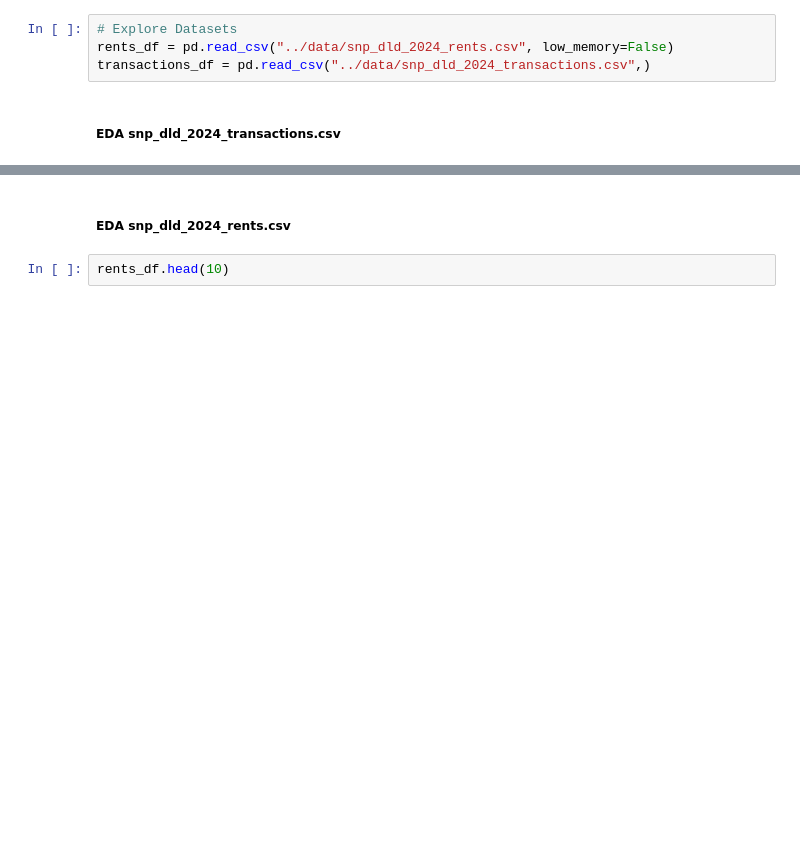
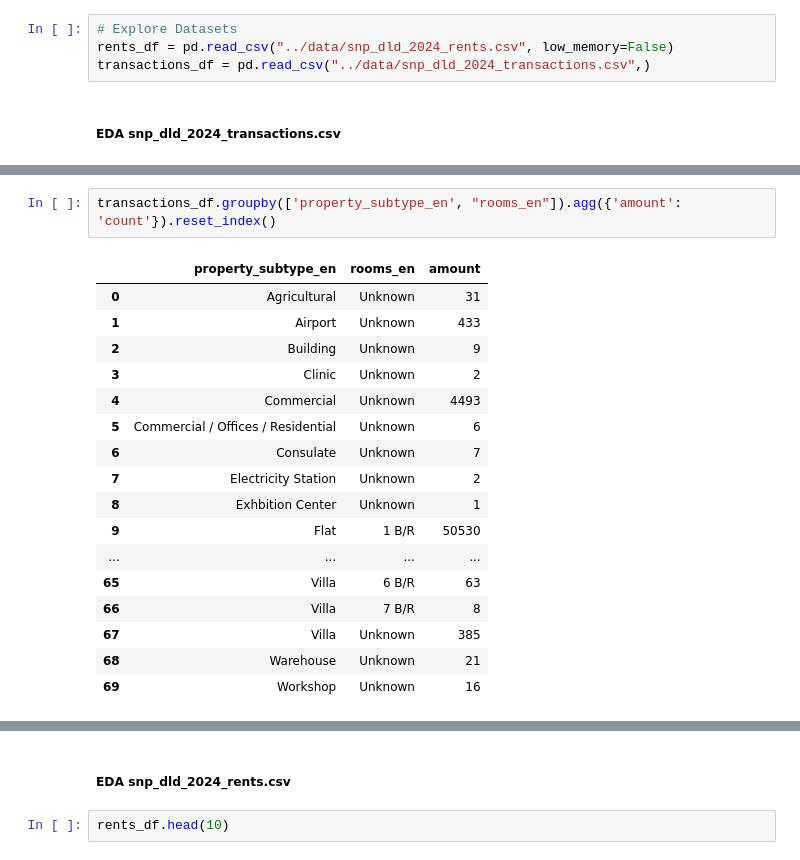
Before and after one commit to AdeelAfzal01/Smart-Brick-Assessment, a Jupyter notebook: notebooks/experiments.ipynb, the cells around one changed output, grey strips where cells are left out. Drawn from its saved outputs; the diff is of its cells as text; blank space fills up the shorter version.

```diff
--- a/notebooks/experiments.ipynb
+++ b/notebooks/experiments.ipynb
@@ -36,0 +126,20 @@ print ( transactions_df['master_project_en'].unique())
+# %%
+transactions_df.groupby(['property_subtype_en', "rooms_en"]).agg({'amount': 'count'}).reset_index()
+# %% [output]
+|  | property_subtype_en | rooms_en | amount |
+| 0 | Agricultural | Unknown | 31 |
+| 1 | Airport | Unknown | 433 |
+| 2 | Building | Unknown | 9 |
+| 3 | Clinic | Unknown | 2 |
+| 4 | Commercial | Unknown | 4493 |
+| 5 | Commercial / Offices / Residential | Unknown | 6 |
+| 6 | Consulate | Unknown | 7 |
+| 7 | Electricity Station | Unknown | 2 |
+| 8 | Exhbition Center | Unknown | 1 |
+| 9 | Flat | 1 B/R | 50530 |
+| ... | ... | ... | ... |
+| 65 | Villa | 6 B/R | 63 |
+| 66 | Villa | 7 B/R | 8 |
+| 67 | Villa | Unknown | 385 |
+| 68 | Warehouse | Unknown | 21 |
+| 69 | Workshop | Unknown | 16 |
```
Also changed, not shown: parts of 16 cells of this notebook.
